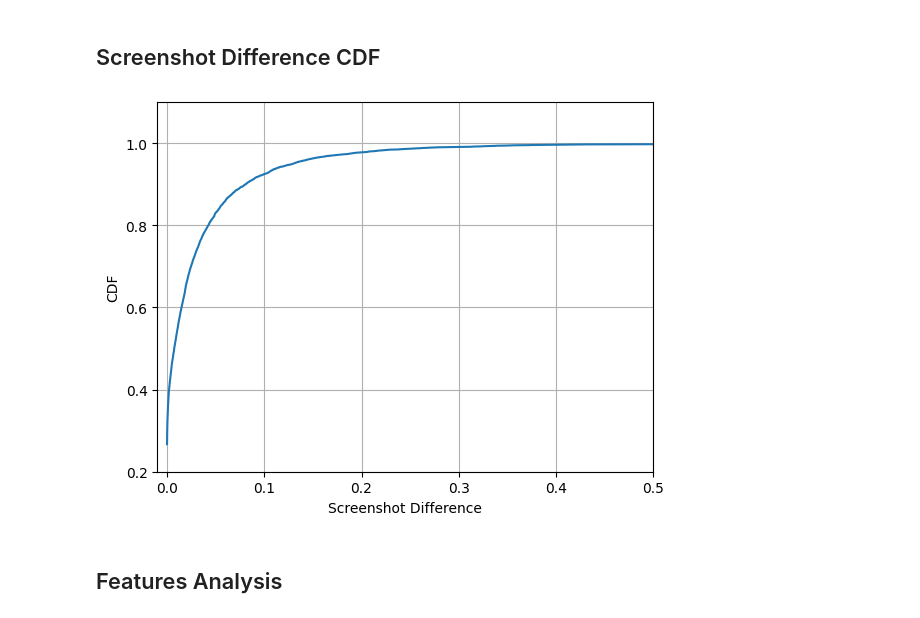
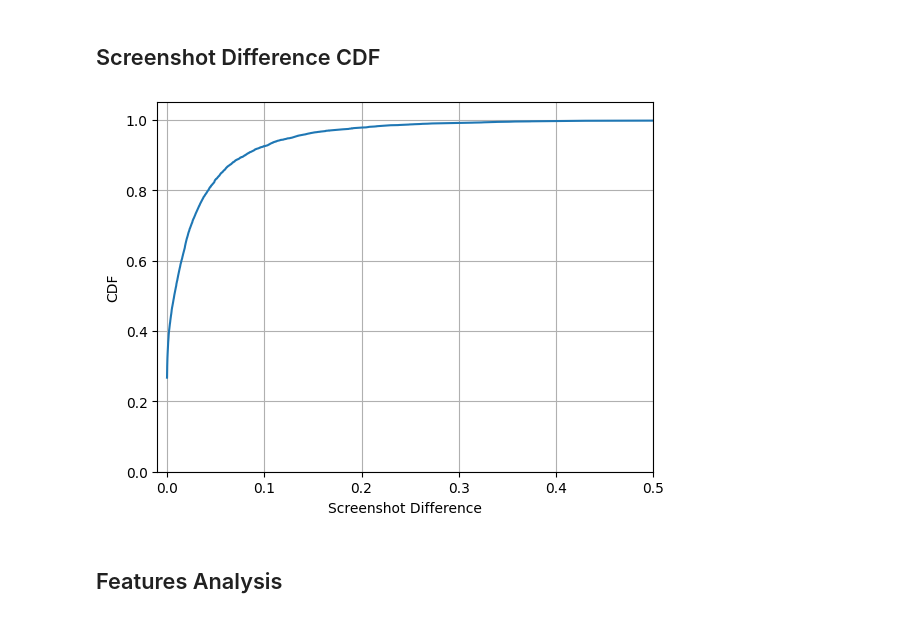
Before and after one commit to maxwellmlin/cookie-classify, a Jupyter notebook: classification_algo.ipynb, the cells around one changed output. Cells and saved outputs as stored; diff of their text form; code cells hidden in the pictures.

```diff
--- a/classification_algo.ipynb
+++ b/classification_algo.ipynb
@@ -496,9 +498,9 @@ screenshots
 ## Screenshot Difference CDF
 # %%
 %matplotlib inline
-plot_cdf(screenshots['screenshot_difference'], 'Screenshot Difference', [-0.01, 0.5, 0.2, 1.1])
+plot_cdf(screenshots['screenshot_difference'], 'Screenshot Difference', [-0.01, 0.5, 0, 1.05])
 # %% [output]
-[figure, old version]
+[figure, new version]
 # %% [markdown]
 ## Features Analysis
 # %%
```
Also changed, not shown: parts of 4 cells of this notebook.
